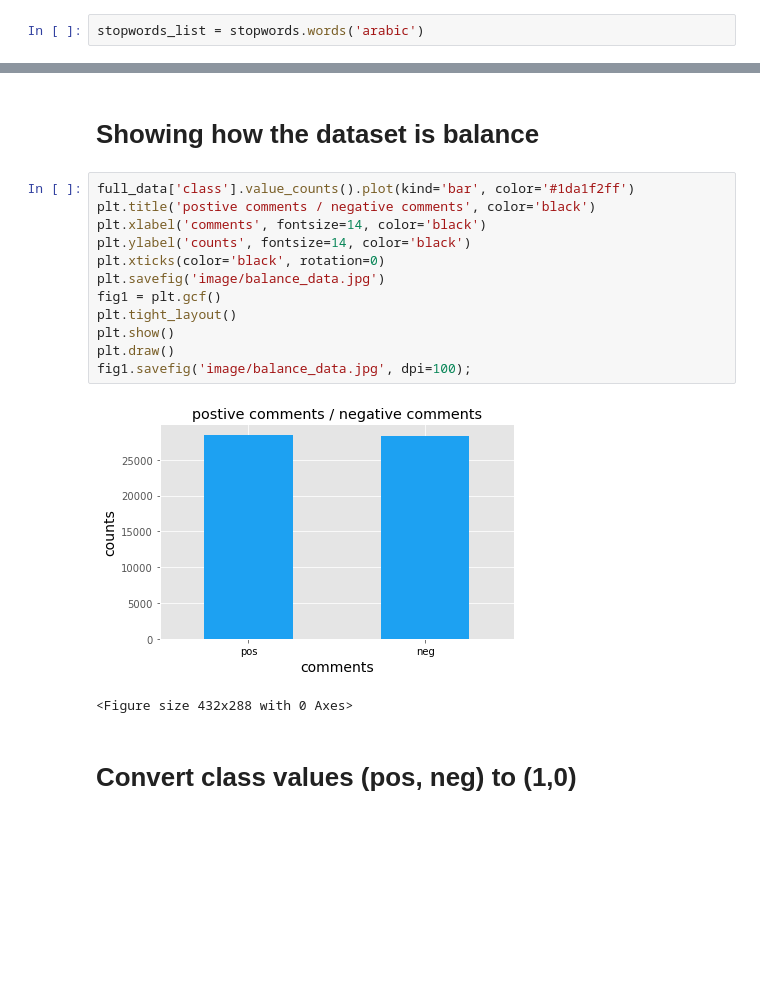
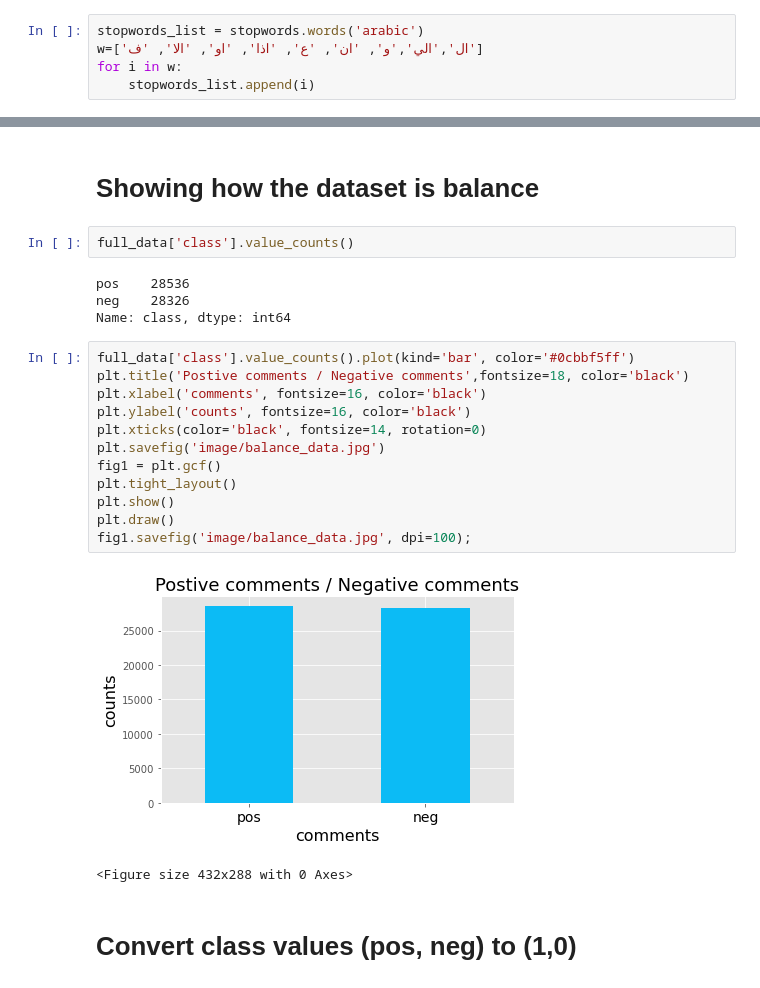
Before and after one commit to marwahfaraj/Arabic-twittes-sentiment-analysis, a Jupyter notebook: capstone2.ipynb, the cells around one changed output, grey strips where cells are left out. Drawn from its saved outputs; the diff is of its cells as text; blank space fills up the shorter version.

```diff
--- a/capstone2.ipynb
+++ b/capstone2.ipynb
@@ -229,6 +230,9 @@ positive["tweet_text"].head(10)
 Name: tweet_text, dtype: object
 # %%
 stopwords_list = stopwords.words('arabic')
+w=['ال','الي','و', 'ان', 'ع', 'اذا', 'او', 'الا', 'ف']
+for i in w:
+    stopwords_list.append(i)
 # %%
 stopwords_list
 # %% [output]
@@ -647,20 +651,26 @@ neg    28326
 Name: class, dtype: int64
 # %% [markdown]
 # Showing how the dataset is balance
+# %%
+full_data['class'].value_counts()
+# %% [output]
+pos    28536
+neg    28326
+Name: class, dtype: int64
 # %%
-full_data['class'].value_counts().plot(kind='bar', color='#1da1f2ff')
-plt.title('postive comments / negative comments', color='black')
-plt.xlabel('comments', fontsize=14, color='black')
-plt.ylabel('counts', fontsize=14, color='black')
-plt.xticks(color='black', rotation=0)
+full_data['class'].value_counts().plot(kind='bar', color='#0cbbf5ff')
+plt.title('Postive comments / Negative comments',fontsize=18, color='black')
+plt.xlabel('comments', fontsize=16, color='black')
+plt.ylabel('counts', fontsize=16, color='black')
+plt.xticks(color='black', fontsize=14, rotation=0)
 plt.savefig('image/balance_data.jpg')
 fig1 = plt.gcf()
 plt.tight_layout()
 plt.show()
 plt.draw()
 fig1.savefig('image/balance_data.jpg', dpi=100);
 # %% [output]
-[figure, old version]
+[figure, new version]
 <Figure size 432x288 with 0 Axes>
 # %% [markdown]
 # Convert class values (pos, neg) to (1,0)
```
Also changed, not shown: parts of 53 cells of this notebook, 18 other files.
